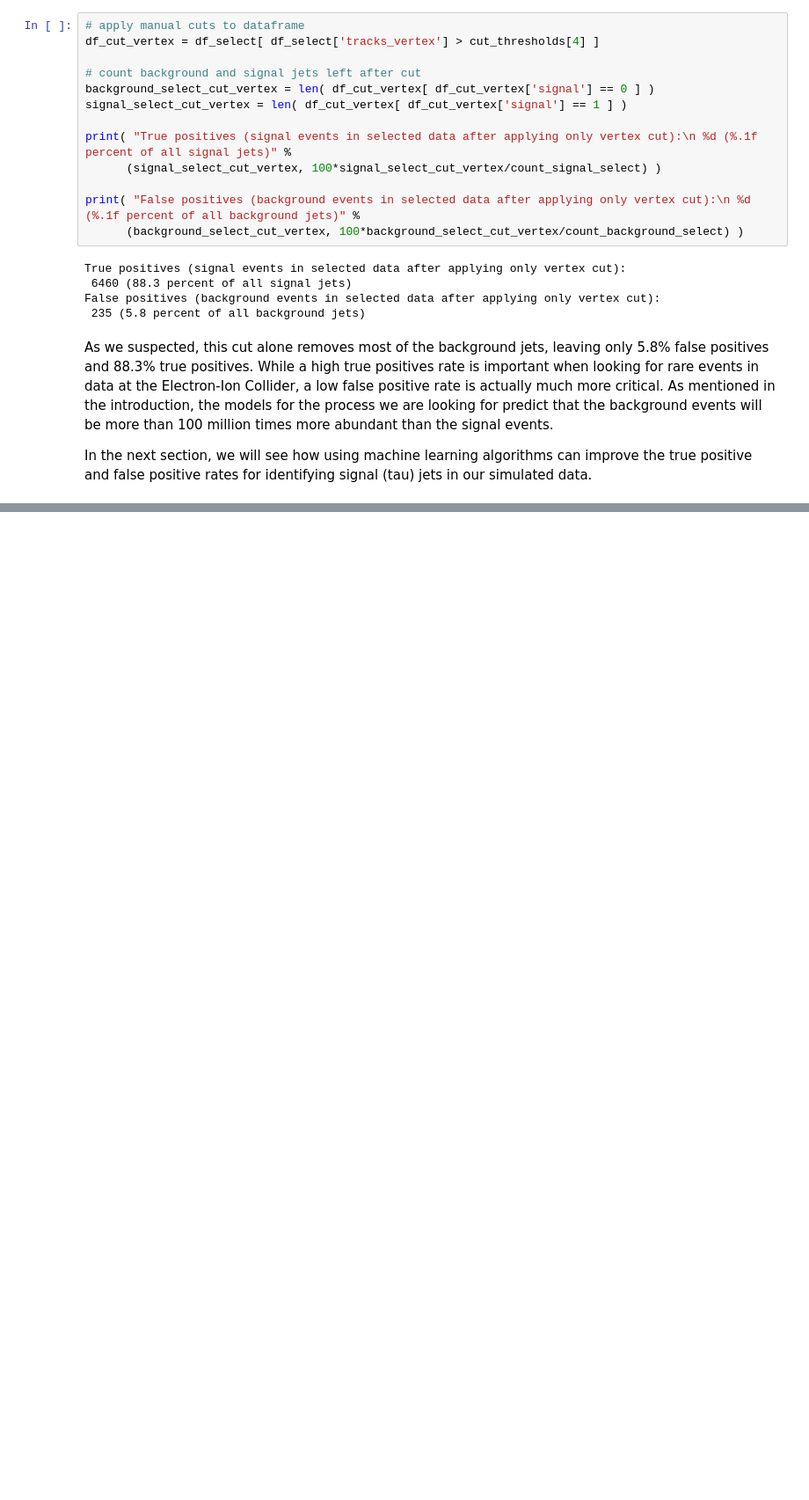
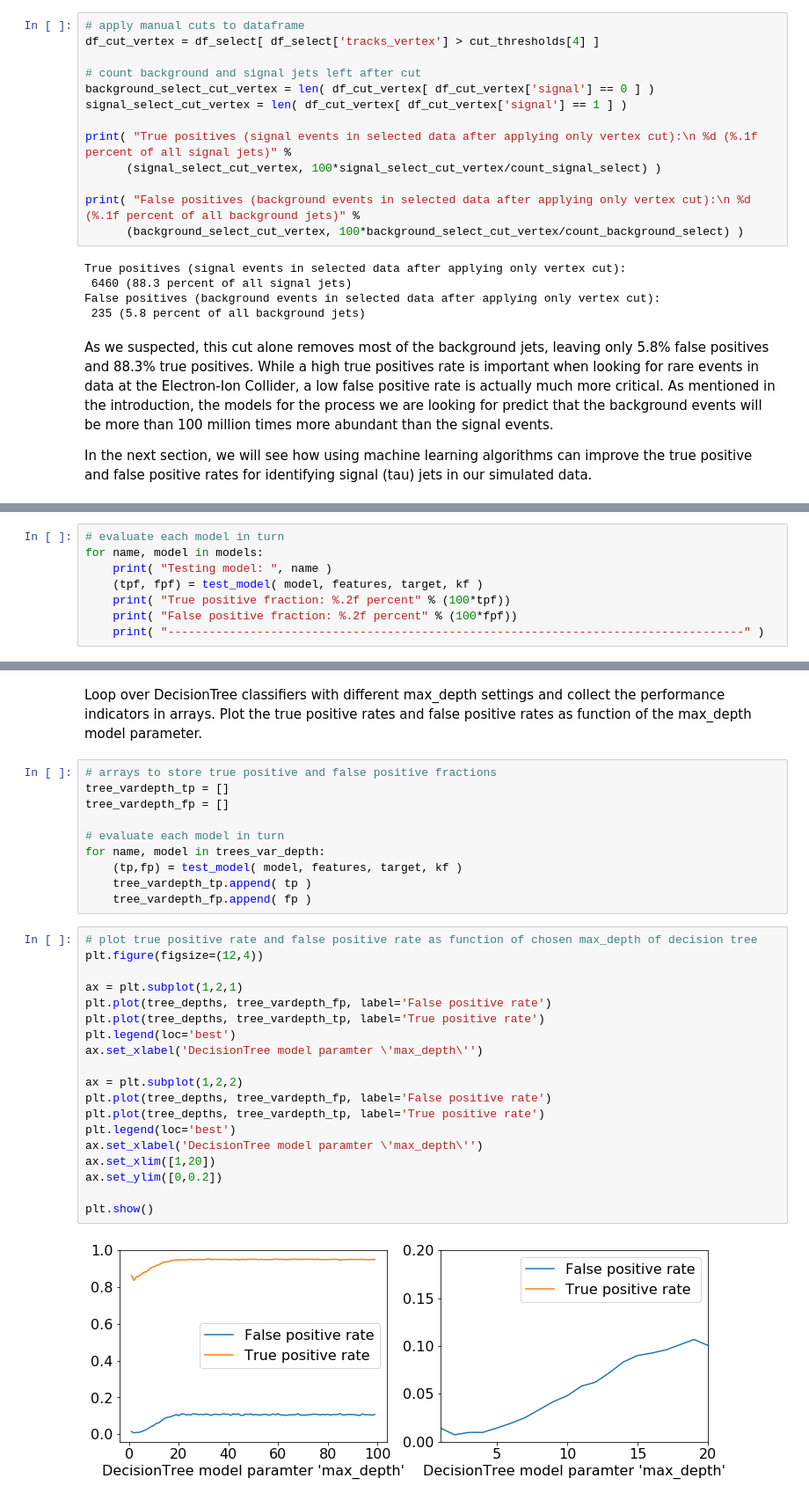
Before and after one commit to nfeege/eic-tau-classification, a Jupyter notebook: eic-tau-classification.ipynb, the cells around one changed output, grey strips where cells are left out. Shown: that part at 88% size. Drawn from its saved outputs; the diff is of its cells as text; blank space fills up the shorter version.

Commit message:
Add model evaluation

```diff
--- a/eic-tau-classification.ipynb
+++ b/eic-tau-classification.ipynb
@@ -569,0 +554,8 @@ Lorem ipsum...
+# %%
+# evaluate each model in turn
+for name, model in models:
+    print( "Testing model: ", name )
+    (tpf, fpf) = test_model( model, features, target, kf )
+    print( "True positive fraction: %.2f percent" % (100*tpf))
+    print( "False positive fraction: %.2f percent" % (100*fpf))
+    print( "------------------------------------------------------------------------------------" )
@@ -569,0 +604,33 @@ Lorem ipsum...
+# %% [markdown]
+Loop over DecisionTree classifiers with different max_depth settings and collect the performance indicators in arrays. Plot the true positive rates and false positive rates as function of the max_depth model parameter.
+# %%
+# arrays to store true positive and false positive fractions
+tree_vardepth_tp = []
+tree_vardepth_fp = []
+
+# evaluate each model in turn
+for name, model in trees_var_depth:
+    (tp,fp) = test_model( model, features, target, kf )
+    tree_vardepth_tp.append( tp )
+    tree_vardepth_fp.append( fp )
+# %%
+# plot true positive rate and false positive rate as function of chosen max_depth of decision tree
+plt.figure(figsize=(12,4))
+
+ax = plt.subplot(1,2,1)
+plt.plot(tree_depths, tree_vardepth_fp, label='False positive rate')
+plt.plot(tree_depths, tree_vardepth_tp, label='True positive rate')
+plt.legend(loc='best')
+ax.set_xlabel('DecisionTree model paramter \'max_depth\'')
+
+ax = plt.subplot(1,2,2)
+plt.plot(tree_depths, tree_vardepth_fp, label='False positive rate')
+plt.plot(tree_depths, tree_vardepth_tp, label='True positive rate')
+plt.legend(loc='best')
+ax.set_xlabel('DecisionTree model paramter \'max_depth\'')
+ax.set_xlim([1,20])
+ax.set_ylim([0,0.2])
+
+plt.show()
+# %% [output]
+[figure, added]
```
Also changed, not shown: parts of 59 cells of this notebook.
